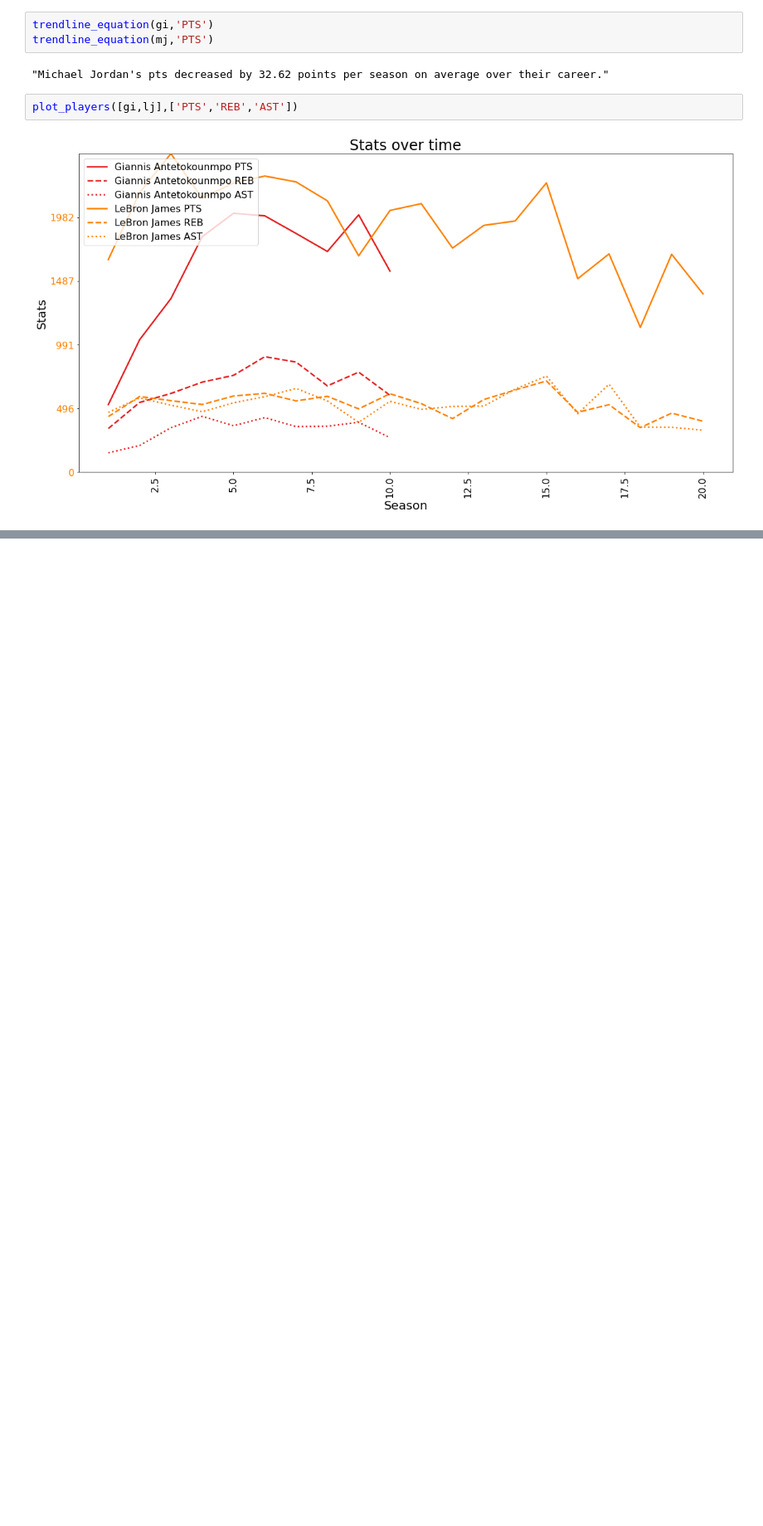
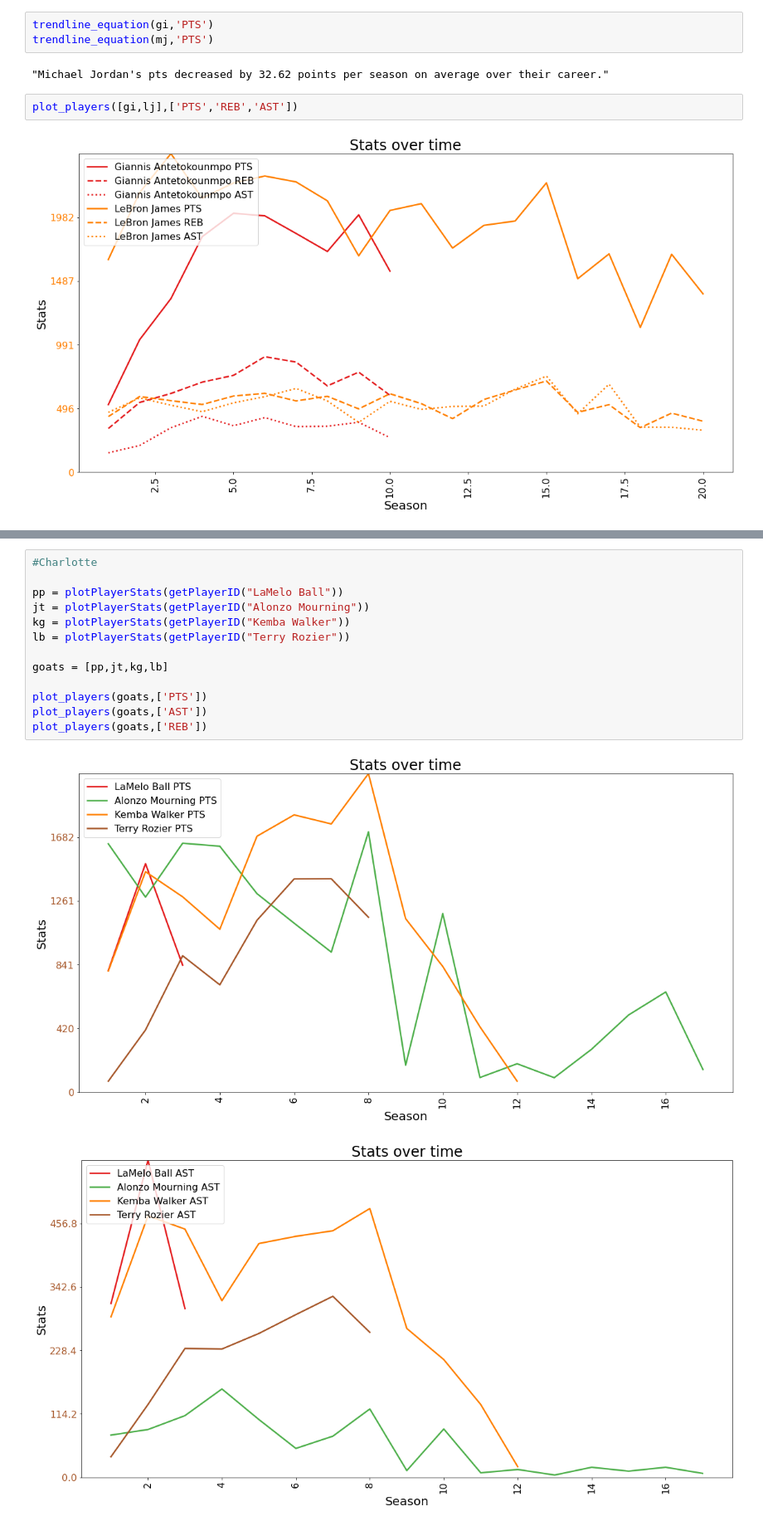
Before and after one commit to gporceng/NBA_Graphs, a Jupyter notebook: career_graphs.ipynb, the cells around one changed output, grey strips where cells are left out. Shown at 83% size. Cells and saved outputs as stored; diff of their text form; blank space fills up the shorter version.

```diff
--- a/career_graphs.ipynb
+++ b/career_graphs.ipynb
@@ -329,0 +349,16 @@ plot_players([gi,lj],['PTS','REB','AST'])
+# %%
+#Charlotte
+
+pp = plotPlayerStats(getPlayerID("LaMelo Ball"))
+jt = plotPlayerStats(getPlayerID("Alonzo Mourning"))
+kg = plotPlayerStats(getPlayerID("Kemba Walker"))
+lb = plotPlayerStats(getPlayerID("Terry Rozier"))
+
+goats = [pp,jt,kg,lb]
+
+plot_players(goats,['PTS'])
+plot_players(goats,['AST'])
+plot_players(goats,['REB'])
+# %% [output]
+[figure, added]
+[figure, added]
```
Also changed, not shown: parts of 9 cells of this notebook.
